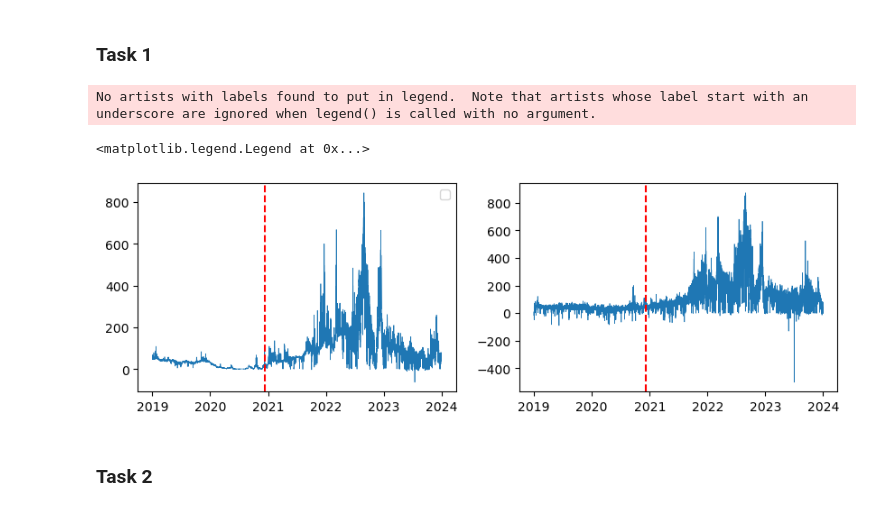
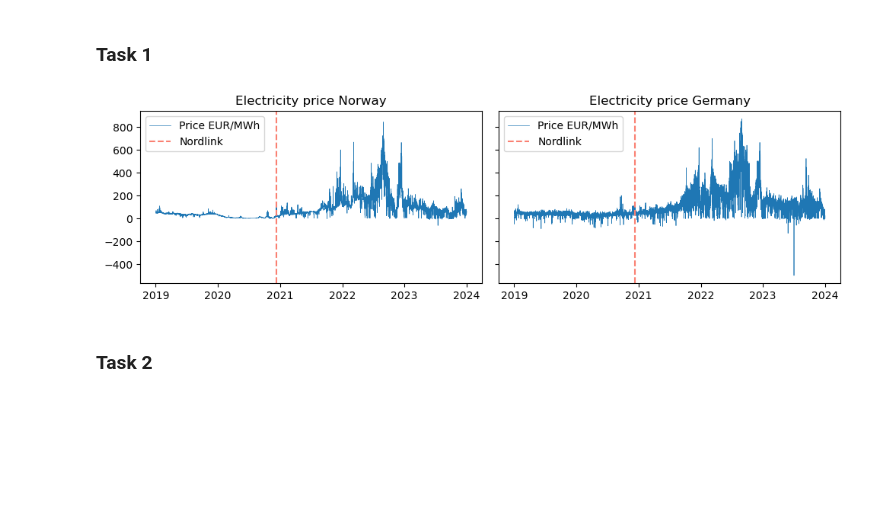
Before and after one commit to AndreasNoklebye/TECH2-Exam, a Jupyter notebook: exam-tech2.ipynb, the cells around one changed output. Saved outputs shown, nothing was run; the diff lists cells and outputs as text; code cells hidden in the pictures; blank space fills up the shorter version.

```diff
--- a/exam-tech2.ipynb
+++ b/exam-tech2.ipynb
@@ -73,34 +73,28 @@ df2
 ## Tasks
 # %% [markdown]
 ### Task 1
-# %%
-import matplotlib.pyplot as plt
-
-fig, axes = plt.subplots(1,2, sharex=True, figsize=(10,3))
-
-x1 = df.query('MapCode == "NO2"')
-xvalue1 = x1.index
-
-y1 = x1['Price']
-
-x2 = df.query('MapCode == "DE_LU"')
-xvalue2 = x2.index
-
-y2 = x2['Price']
-
-axes[0].plot(xvalue1, y1, lw=0.5)
-
-
-axes[1].plot(xvalue2, y2, lw=0.5)
-
-axes[0].axvline(pd.to_datetime('2020-12-09'), ls='--', c='r')
-axes[1].axvline(pd.to_datetime('2020-12-09'), ls='--', c='r')
-
-axes[0].legend()
-# %% [output]
-No artists with labels found to put in legend.  Note that artists whose label start with an underscore are ignored when legend() is called with no argument.
-<matplotlib.legend.Legend at 0x...>
-[figure, removed]
+# %%
+fig, axes = plt.subplots(1,2, sharex=True, sharey=True, figsize=(10,3))                     # Creates subplots with one row and two columns
+
+Country = ['Norway', 'Germany']                                                             # List of the two countries
+
+xvalues = df.index.drop_duplicates()                                                        # Gets the x-values for the plots, removes duplicates
+yvalues0 = df[df['MapCode'] == 'NO2']['Price']                                              # Gets the y-values for Norway
+yvalues1 = df[df['MapCode'] == 'DE_LU']['Price']                                            # Gets the y-values for Germany
+
+yvalues = [yvalues0, yvalues1]                                                              # Puts the yvalues in a list together
+
+for i in range(2):                                                                          # For loop creating the two subplots
+    axes[i].plot(xvalues, yvalues[i], lw=0.5, label='Price EUR/MWh')                        # Plots the electricity graph
+    axes[i].axvline(pd.to_datetime('2020-12-09'), ls='--', c='salmon', label='Nordlink')    # Plots the vertical line for opening of Nordlink
+    axes[i].set_title(f'Electricity price {Country[i]}')
+    axes[i].legend()
+
+plt.tight_layout()                                                                          # "Adjust the padding between and around subplots" (matplotlib.org, 2024)
+
+#fig.savefig('figure_task1.png')                                                             # Saves the figure as a png file (matplotlib.org, 2024)
+# %% [output]
+[figure, added]
 # %% [markdown]
 ### Task 2
 # %%
```
Also changed, not shown: parts of 4 cells of this notebook.
